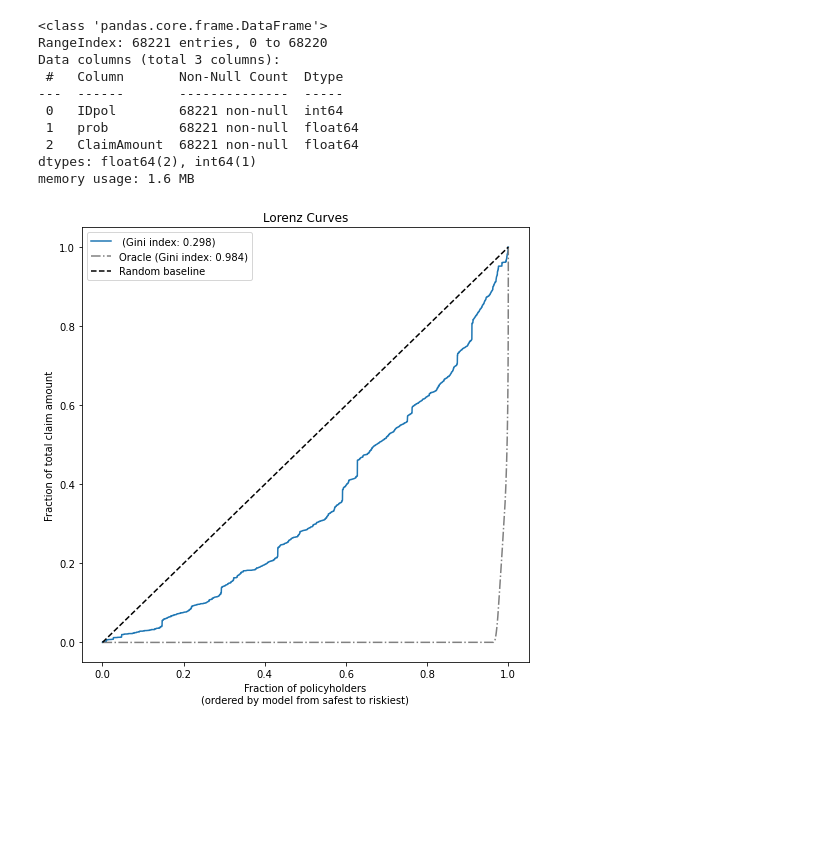
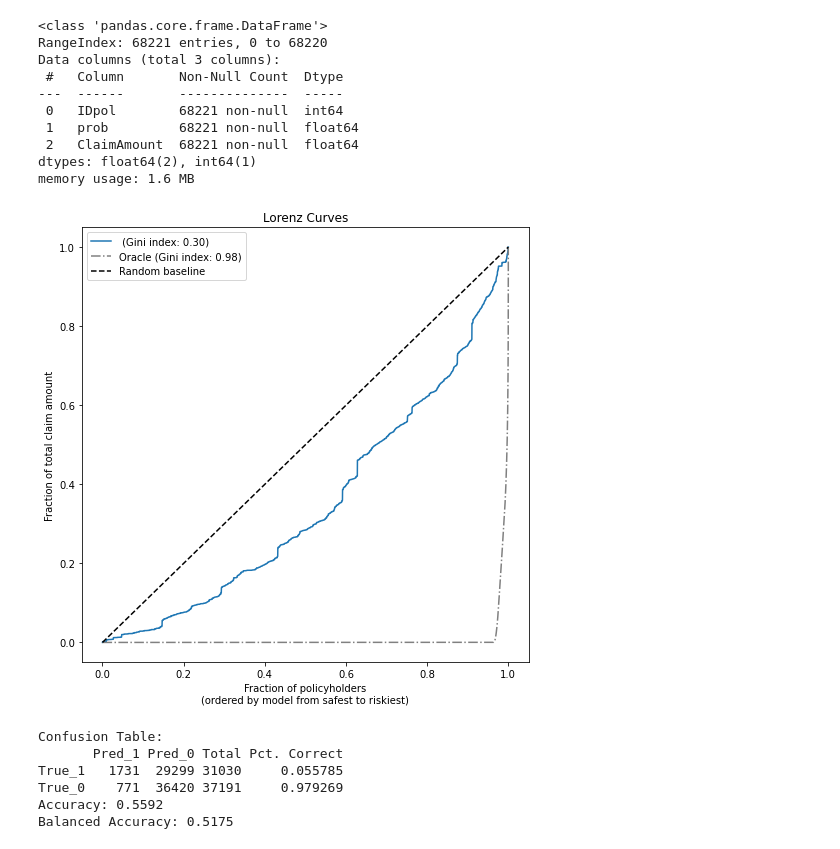
Before and after one commit to mvirag2000/French_MTPL, a Jupyter notebook: Gini.ipynb, the cells around one changed output. Drawn from its saved outputs; the diff is of its cells as text; code cells hidden in the pictures; blank space fills up the shorter version.

```diff
--- a/Gini.ipynb
+++ b/Gini.ipynb
@@ -35,27 +35,27 @@ def lorenz_curve(y_true, y_pred):
 # %%
 import matplotlib.pyplot as plt
 from sklearn.metrics import auc
 fig, ax = plt.subplots(figsize=(8, 8))
 
 ordered_samples, cum_claims = lorenz_curve(df.ClaimAmount, df.prob)
 gini = 1 - 2 * auc(ordered_samples, cum_claims)
-label = " (Gini index: {:.3f})".format(gini)
+label = " (Gini index: {:.2f})".format(gini)
 ax.plot(ordered_samples, cum_claims, linestyle="-", label=label)
 
 ordered_samples, cum_claims = lorenz_curve(df.ClaimAmount, df.ClaimAmount)
 gini = 1 - 2 * auc(ordered_samples, cum_claims)
-label = "Oracle (Gini index: {:.3f})".format(gini)
+label = "Oracle (Gini index: {:.2f})".format(gini)
 ax.plot(ordered_samples, cum_claims, linestyle="-.", color="gray",label=label)
 
 ax.plot([0, 1], [0, 1], linestyle="--", color="black", label="Random baseline")
 ax.set(
     title="Lorenz Curves",
     xlabel=('Fraction of policyholders\n'
             '(ordered by model from safest to riskiest)'),
     ylabel='Fraction of total claim amount'
 )
 ax.legend(loc="upper left")
 plt.plot()
 plt.show()
 # %% [output]
-[figure, old version]
+[figure, new version]
@@ -61,0 +85,11 @@ plt.show()
+# %%
+y_pred = (df.prob > 0.50) * 1.0
+y_true = (df.ClaimAmount > 0) * 1.0
+confusion(y_pred, y_true)
+# %% [output]
+Confusion Table:
+       Pred_1 Pred_0 Total Pct. Correct
+True_1   1731  29299 31030     0.055785
+True_0    771  36420 37191     0.979269
+Accuracy: 0.5592
+Balanced Accuracy: 0.5175
```
Also changed, not shown: parts of 3 cells of this notebook.
